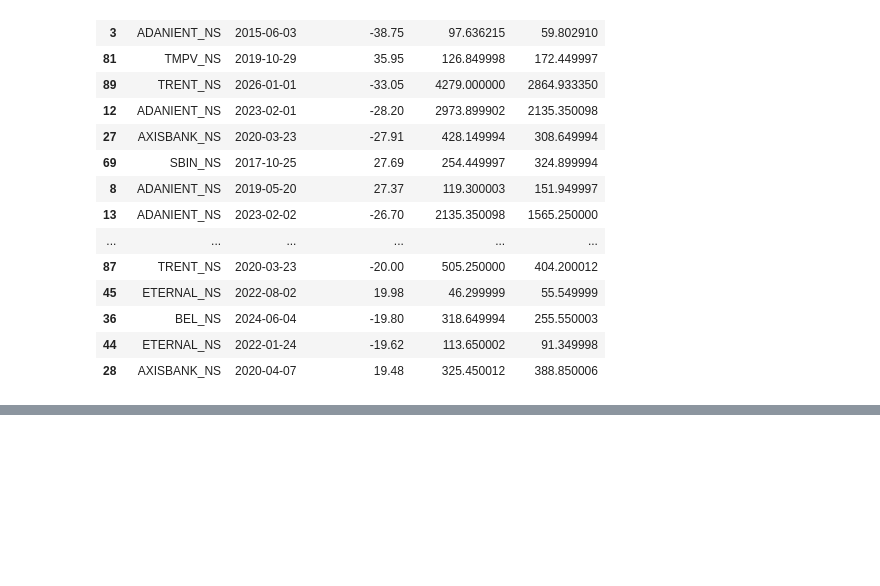
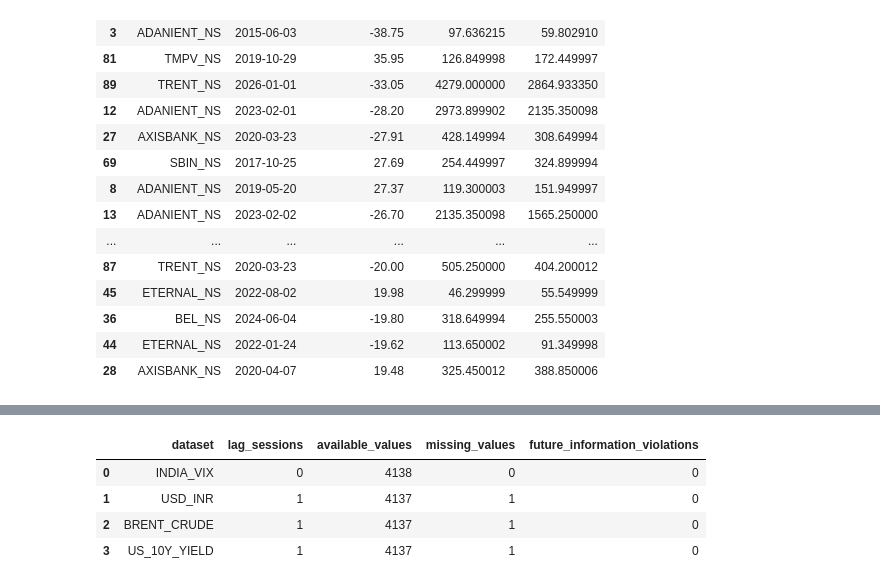
Before and after one commit to Srisupha29/DataScience_Projects, a Jupyter notebook: Indian_Equity_Market_Risk_Forecaster/notebooks/01_Data_Acquisition.ipynb, the cells around one changed output, grey strips where cells are left out. Drawn from its saved outputs; the diff is of its cells as text; code cells hidden in the pictures; blank space fills up the shorter version.

```diff
--- a/Indian_Equity_Market_Risk_Forecaster/notebooks/01_Data_Acquisition.ipynb
+++ b/Indian_Equity_Market_Risk_Forecaster/notebooks/01_Data_Acquisition.ipynb
@@ -1280,0 +1472,42 @@ Flagged observations:
+# %%
+# Validate Macroeconomic alignment
+
+alignment_checks = []
+
+for name, config in macro_config.items():
+
+    source_dates = aligned_macro[
+        f"{name}_Source_Date"
+    ]
+
+    cutoff_dates = pd.Series(
+        nifty_dates,
+        index=nifty_dates
+    ).shift(config["lag"])
+
+    invalid = (
+        source_dates.notna()
+        & (source_dates > cutoff_dates)
+    )
+
+    alignment_checks.append({
+        "dataset": name,
+        "lag_sessions": config["lag"],
+        "available_values": source_dates.notna().sum(),
+        "missing_values": source_dates.isna().sum(),
+        "future_information_violations": invalid.sum()
+    })
+
+alignment_validation = pd.DataFrame(alignment_checks)
+
+display(alignment_validation)
+
+assert (
+    alignment_validation["future_information_violations"].sum() == 0
+), "Future information detected in macroeconomic alignment."
+# %% [output]
+|  | dataset | lag_sessions | available_values | missing_values | future_information_violations |
+| 0 | INDIA_VIX | 0 | 4138 | 0 | 0 |
+| 1 | USD_INR | 1 | 4137 | 1 | 0 |
+| 2 | BRENT_CRUDE | 1 | 4137 | 1 | 0 |
+| 3 | US_10Y_YIELD | 1 | 4137 | 1 | 0 |
```
Also changed, not shown: parts of 2 cells of this notebook.
